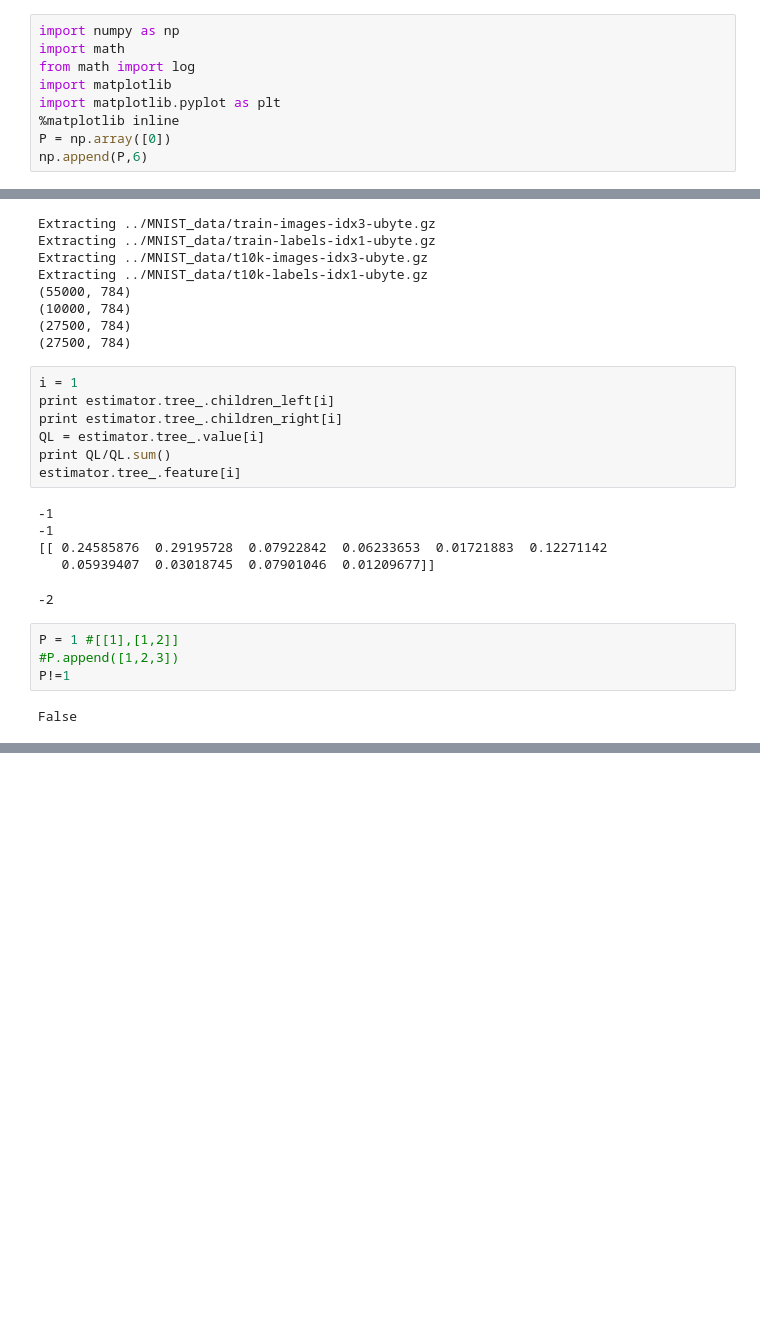
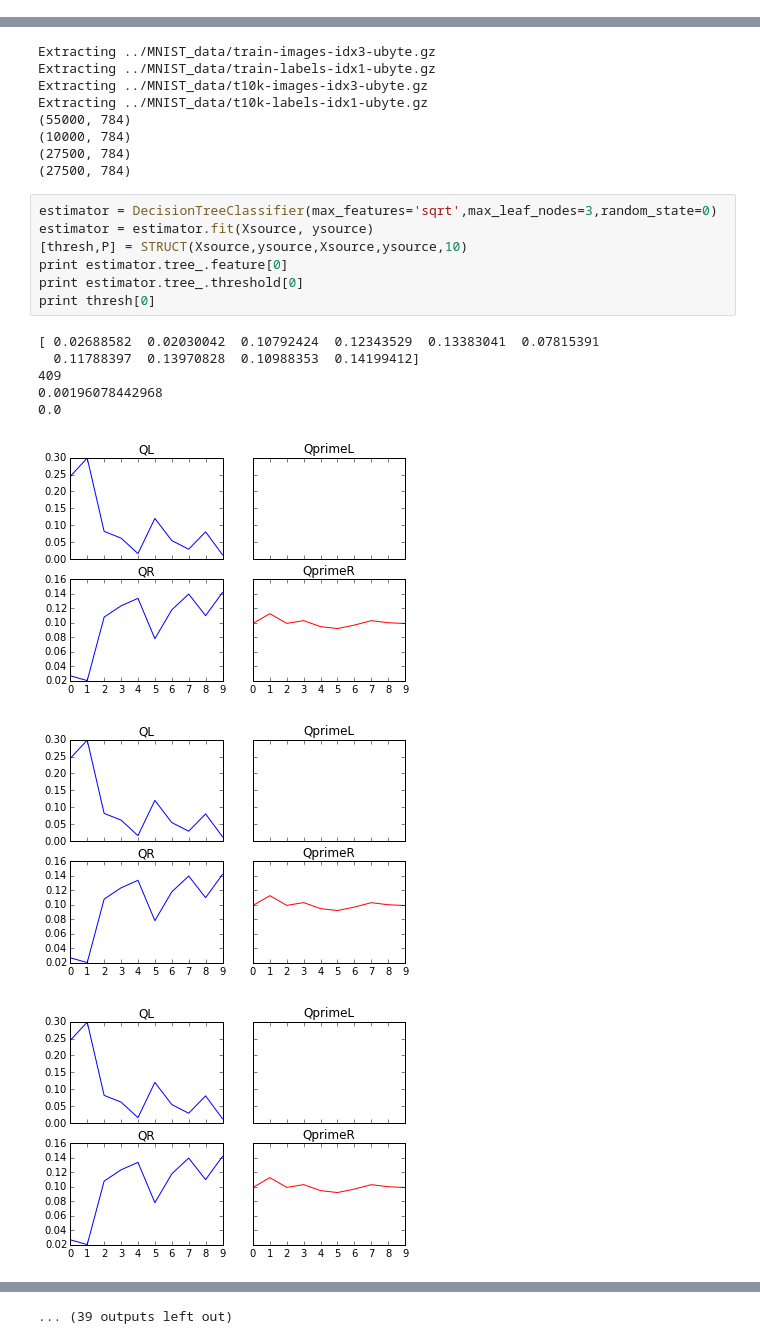
Before and after one commit to Luke3D/TransferRandomForest, a Jupyter notebook: STRUCT.ipynb, the cells around one changed output, grey strips where cells are left out. Drawn from its saved outputs; the diff is of its cells as text; blank space fills up the shorter version.

Commit message:
STRUCT works finally!

```diff
--- a/STRUCT.ipynb
+++ b/STRUCT.ipynb
@@ -271,12 +90,3 @@ def STRUC(Xsource,ysource,Xtarget,ytarget,C):
                 remain = np.append(remain,index_right)
         remain = remain[1:]
     return [thresh,P]
-# %%
-import numpy as np
-import math
-from math import log
-import matplotlib
-import matplotlib.pyplot as plt
-%matplotlib inline
-P = np.array([0])
-np.append(P,6)
@@ -326,22 +118,19 @@ Extracting ../MNIST_data/t10k-labels-idx1-ubyte.gz
 (10000, 784)
 (27500, 784)
 (27500, 784)
-# %%
-i = 1
-print estimator.tree_.children_left[i]
-print estimator.tree_.children_right[i]
-QL = estimator.tree_.value[i]
-print QL/QL.sum()
-estimator.tree_.feature[i]
-# %% [output]
--1
--1
-[[ 0.24585876  0.29195728  0.07922842  0.06233653  0.01721883  0.12271142
-   0.05939407  0.03018745  0.07901046  0.01209677]]
--2
-# %%
-P = 1 #[[1],[1,2]]
-#P.append([1,2,3])
-P!=1
-# %% [output]
-False
+# %%
+estimator = DecisionTreeClassifier(max_features='sqrt',max_leaf_nodes=3,random_state=0)
+estimator = estimator.fit(Xsource, ysource)
+[thresh,P] = STRUCT(Xsource,ysource,Xsource,ysource,10)
+print estimator.tree_.feature[0]
+print estimator.tree_.threshold[0]
+print thresh[0]
+# %% [output]
+[ 0.02688582  0.02030042  0.10792424  0.12343529  0.13383041  0.07815391
+  0.11788397  0.13970828  0.10988353  0.14199412]
+409
+0.00196078442968
+0.0
+[figure, added]
+[figure, added]
+[figure, added]
@@ -347,0 +145 @@ False
+... (39 outputs left out)
```
Also changed, not shown: parts of 8 cells of this notebook.
